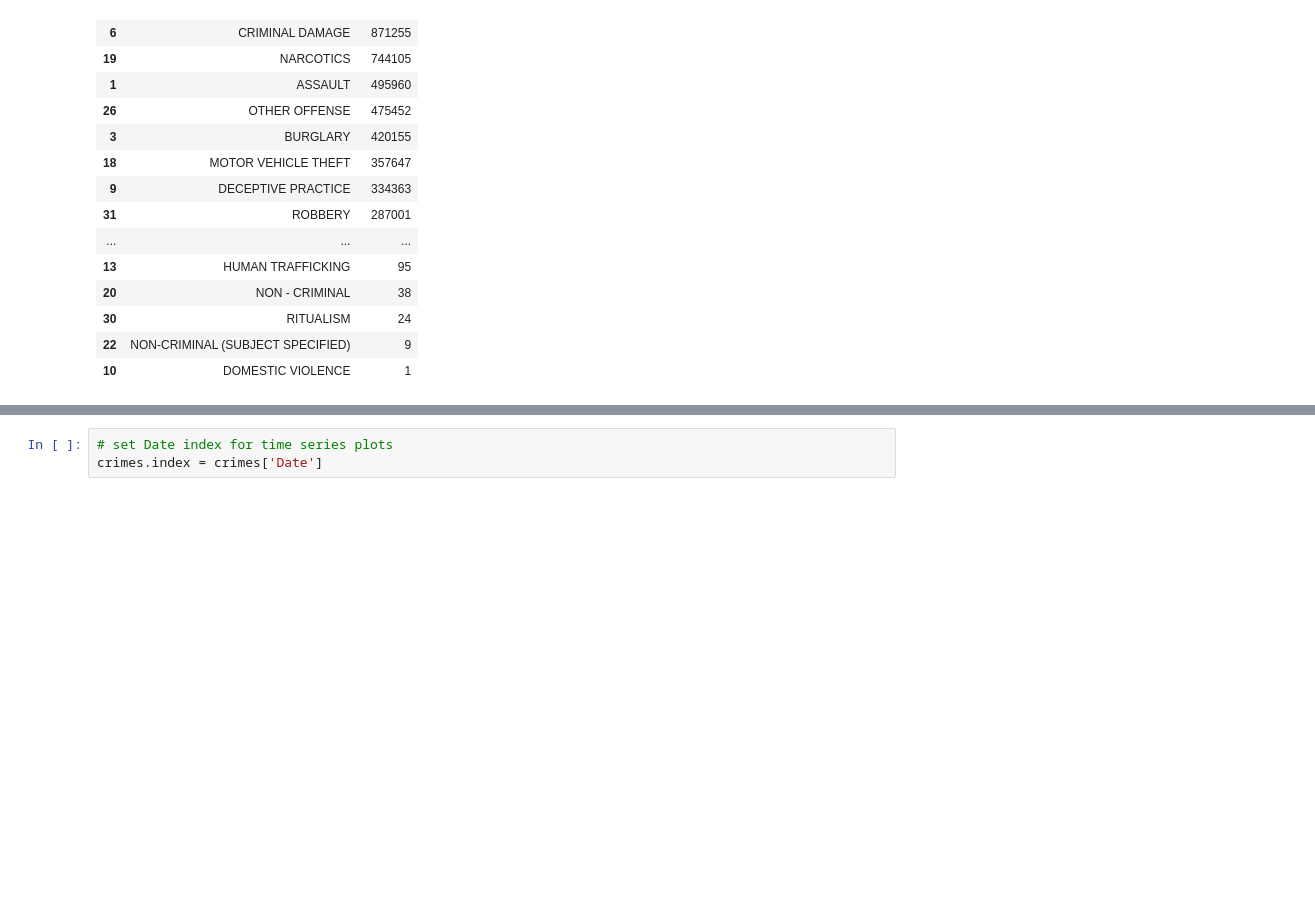
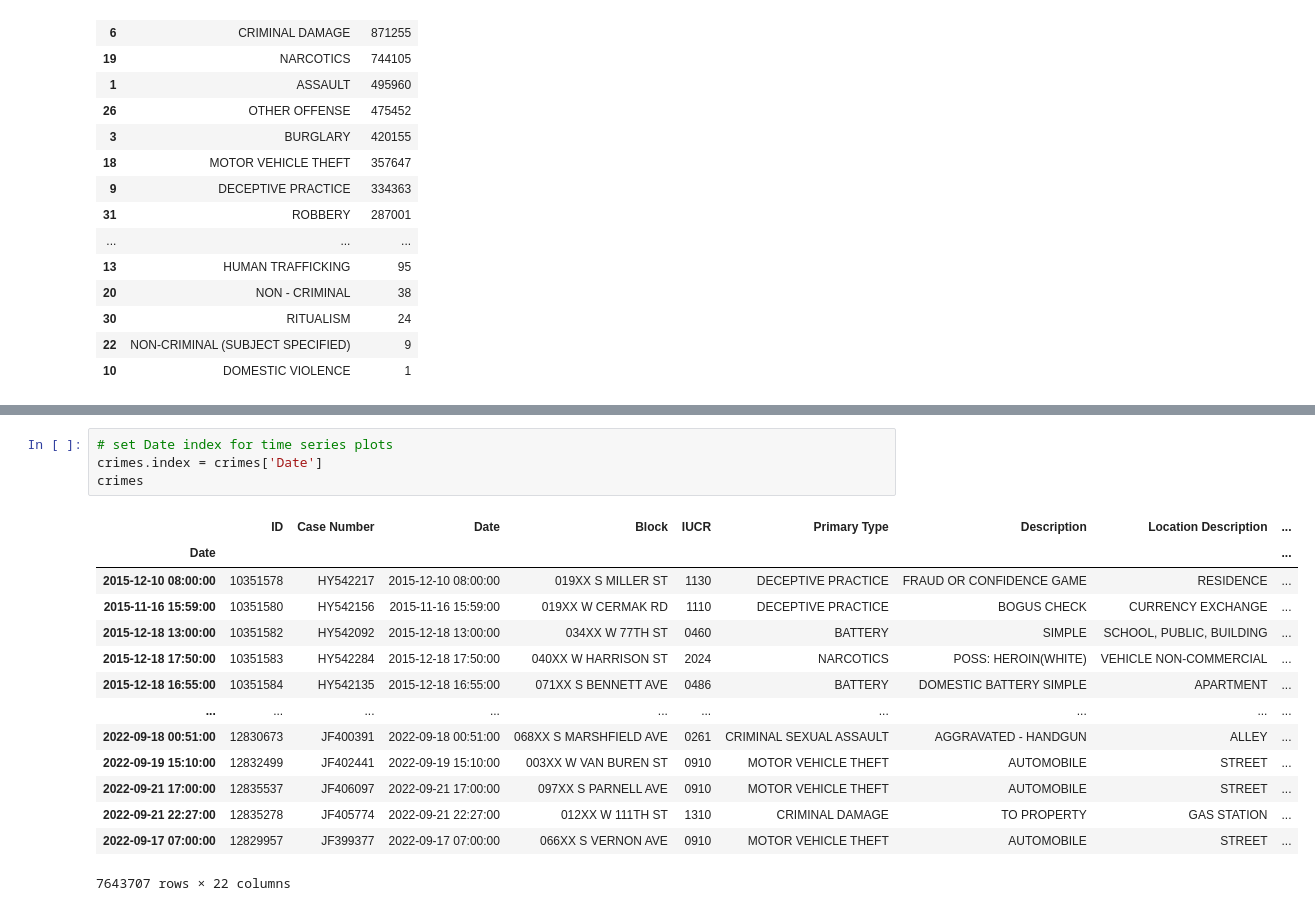
Before and after one commit to RandomFractals/chicago-crimes, a Jupyter notebook: notebooks/chicago-crimes-altair.ipynb, the cells around one changed output, grey strips where cells are left out. Cells and saved outputs as stored; diff of their text form; blank space fills up the shorter version.

```diff
--- a/notebooks/chicago-crimes-altair.ipynb
+++ b/notebooks/chicago-crimes-altair.ipynb
@@ -58,3 +58,19 @@ alt.Chart(crimes_by_type[0:20]).mark_bar().encode(
 # %%
 # set Date index for time series plots
 crimes.index = crimes['Date']
+crimes
+# %% [output]
+|  | ID | Case Number | Date | Block | IUCR | Primary Type | Description | Location Description | ... |
+| Date |  |  |  |  |  |  |  |  | ... |
+| 2015-12-10 08:00:00 | 10351578 | HY542217 | 2015-12-10 08:00:00 | 019XX S MILLER ST | 1130 | DECEPTIVE PRACTICE | FRAUD OR CONFIDENCE GAME | RESIDENCE | ... |
+| 2015-11-16 15:59:00 | 10351580 | HY542156 | 2015-11-16 15:59:00 | 019XX W CERMAK RD | 1110 | DECEPTIVE PRACTICE | BOGUS CHECK | CURRENCY EXCHANGE | ... |
+| 2015-12-18 13:00:00 | 10351582 | HY542092 | 2015-12-18 13:00:00 | 034XX W 77TH ST | 0460 | BATTERY | SIMPLE | SCHOOL, PUBLIC, BUILDING | ... |
+| 2015-12-18 17:50:00 | 10351583 | HY542284 | 2015-12-18 17:50:00 | 040XX W HARRISON ST | 2024 | NARCOTICS | POSS: HEROIN(WHITE) | VEHICLE NON-COMMERCIAL | ... |
+| 2015-12-18 16:55:00 | 10351584 | HY542135 | 2015-12-18 16:55:00 | 071XX S BENNETT AVE | 0486 | BATTERY | DOMESTIC BATTERY SIMPLE | APARTMENT | ... |
+| ... | ... | ... | ... | ... | ... | ... | ... | ... | ... |
+| 2022-09-18 00:51:00 | 12830673 | JF400391 | 2022-09-18 00:51:00 | 068XX S MARSHFIELD AVE | 0261 | CRIMINAL SEXUAL ASSAULT | AGGRAVATED - HANDGUN | ALLEY | ... |
+| 2022-09-19 15:10:00 | 12832499 | JF402441 | 2022-09-19 15:10:00 | 003XX W VAN BUREN ST | 0910 | MOTOR VEHICLE THEFT | AUTOMOBILE | STREET | ... |
+| 2022-09-21 17:00:00 | 12835537 | JF406097 | 2022-09-21 17:00:00 | 097XX S PARNELL AVE | 0910 | MOTOR VEHICLE THEFT | AUTOMOBILE | STREET | ... |
+| 2022-09-21 22:27:00 | 12835278 | JF405774 | 2022-09-21 22:27:00 | 012XX W 111TH ST | 1310 | CRIMINAL DAMAGE | TO PROPERTY | GAS STATION | ... |
+| 2022-09-17 07:00:00 | 12829957 | JF399377 | 2022-09-17 07:00:00 | 066XX S VERNON AVE | 0910 | MOTOR VEHICLE THEFT | AUTOMOBILE | STREET | ... |
+7643707 rows × 22 columns
```
Also changed, not shown: parts of 2 cells of this notebook.
